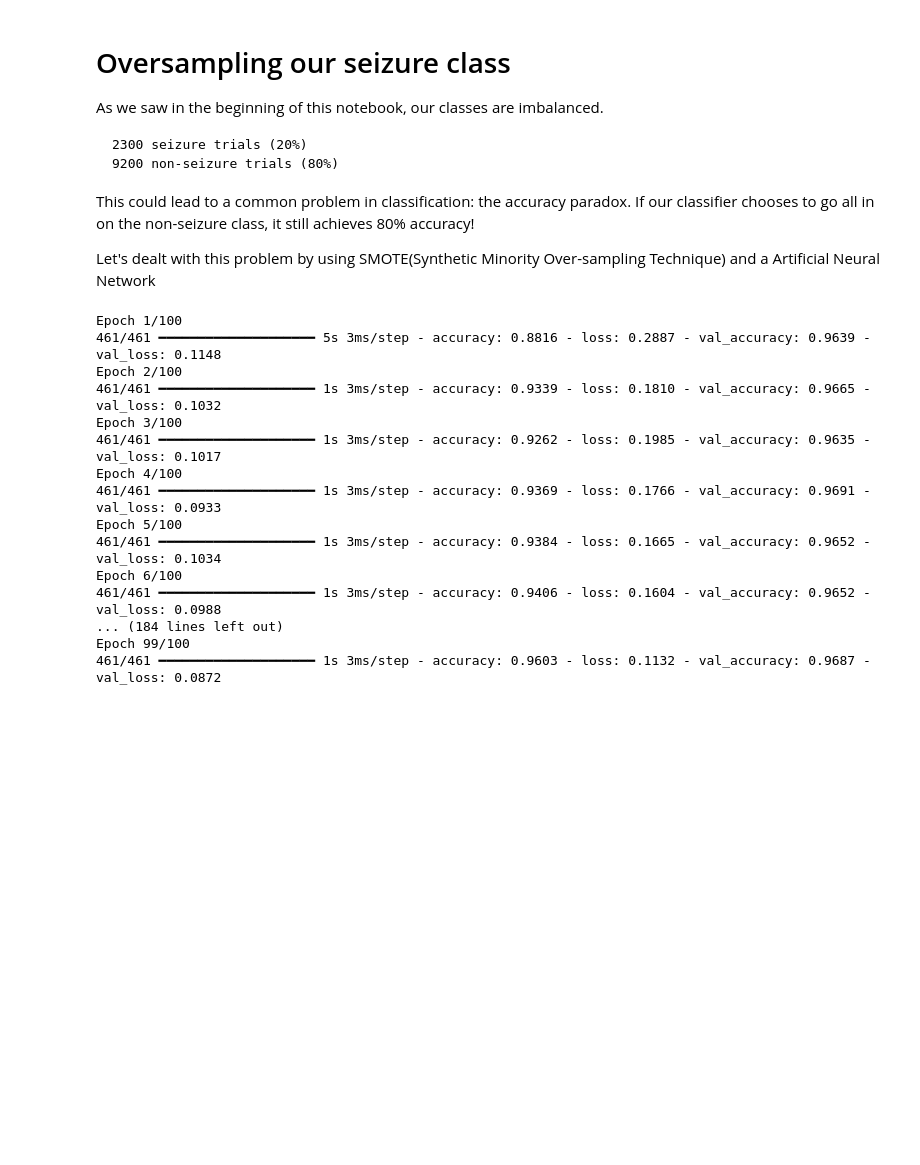
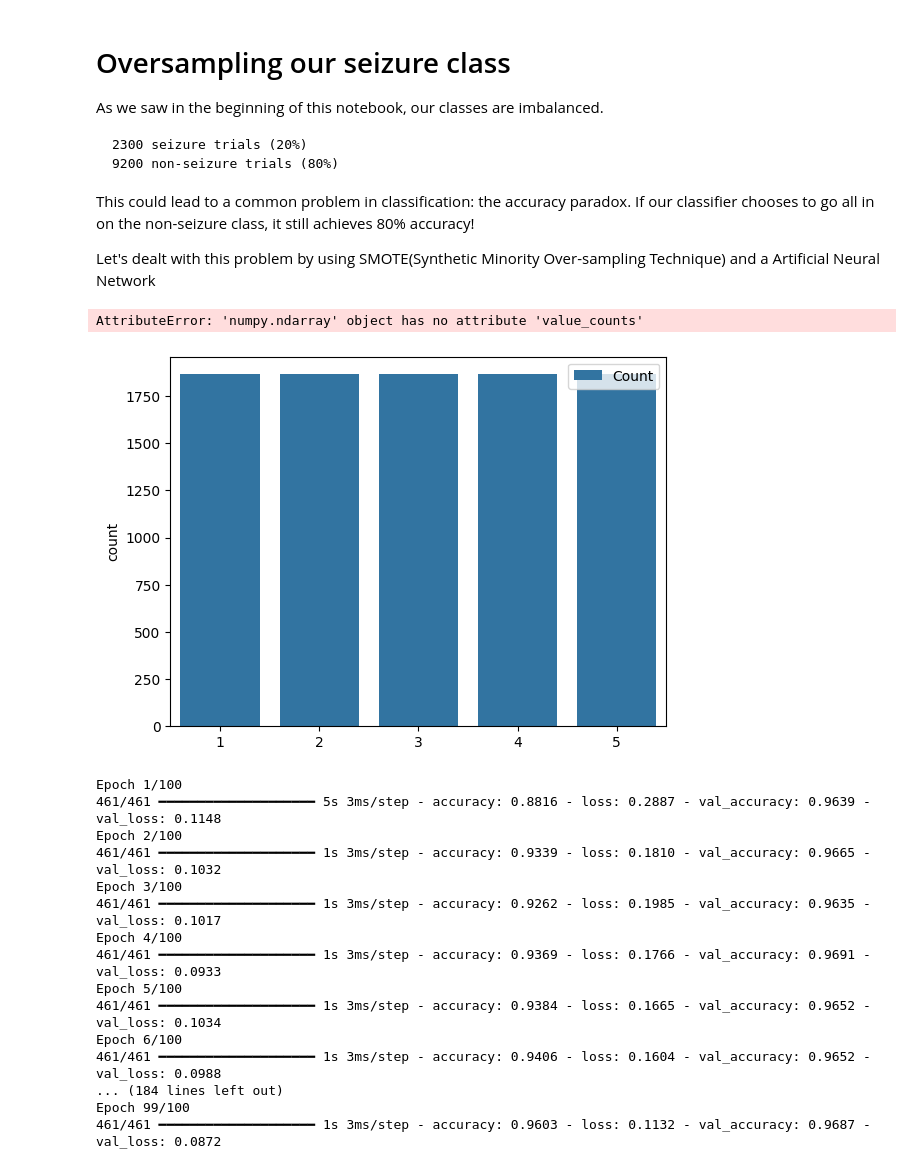
Before and after one commit to stonedseeker/GATER, a Jupyter notebook: epileptic_seizure_recogmition.ipynb, the cells around one changed output. Saved outputs shown, nothing was run; the diff lists cells and outputs as text; code cells hidden in the pictures; blank space fills up the shorter version.

```diff
--- a/epileptic_seizure_recogmition.ipynb
+++ b/epileptic_seizure_recogmition.ipynb
@@ -349,7 +350,18 @@ y_s = dataset.iloc[:,179].values
 # %%
 X_train_s, X_test_s, y_train_s, y_test_s = train_test_split(X_s, y_s,test_size = 0.2)
 sm = SMOTE()
 X_train_res, y_train_res = sm.fit_resample(X_train_s, y_train_s)
+
+# cols = dataset.columns
+# tgt = dataset.y
+tgt[tgt>1]=0
+ax = sn.countplot(x=y_train_res,label="Count")
+non_seizure, seizure = y_train_res.value_counts()
+print('The number of trials for the non-seizure class is:', non_seizure)
+print('The number of trials for the seizure class is:', seizure)
+# %% [output]
+AttributeError: 'numpy.ndarray' object has no attribute 'value_counts'
+[figure, added]
 # %%
 early_stop = keras.callbacks.EarlyStopping(monitor='val_acc',
                                            min_delta=0,
```
Also changed, not shown: parts of 8 cells of this notebook.
